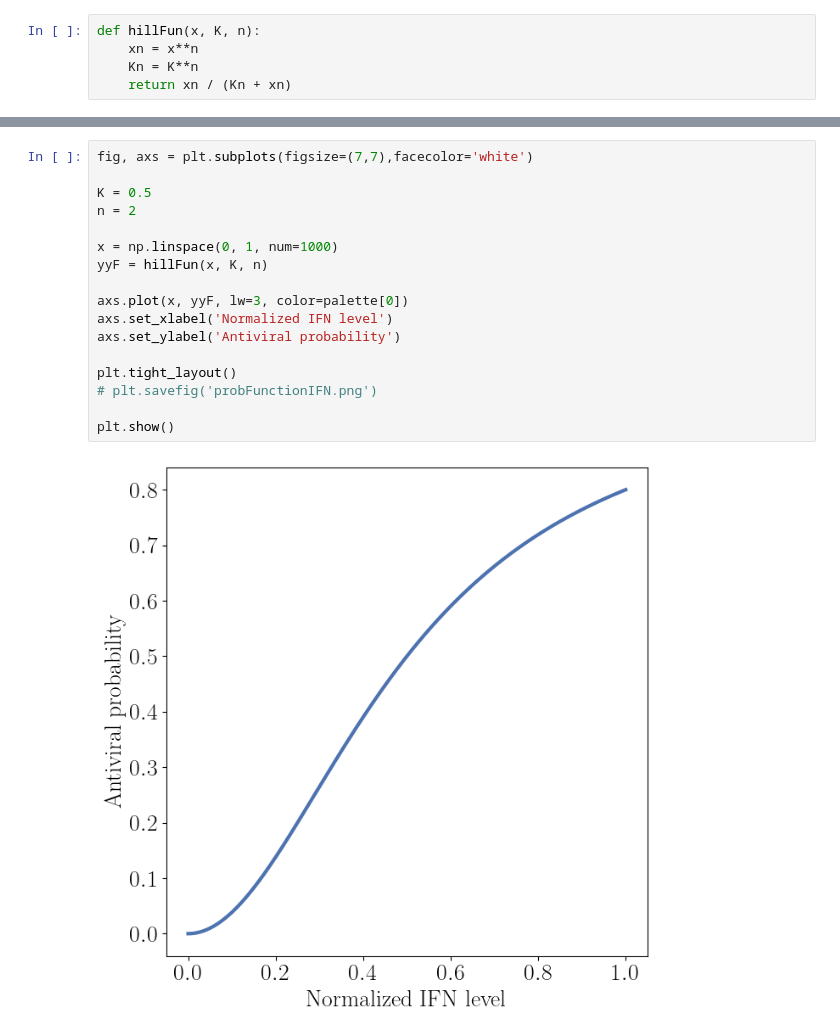
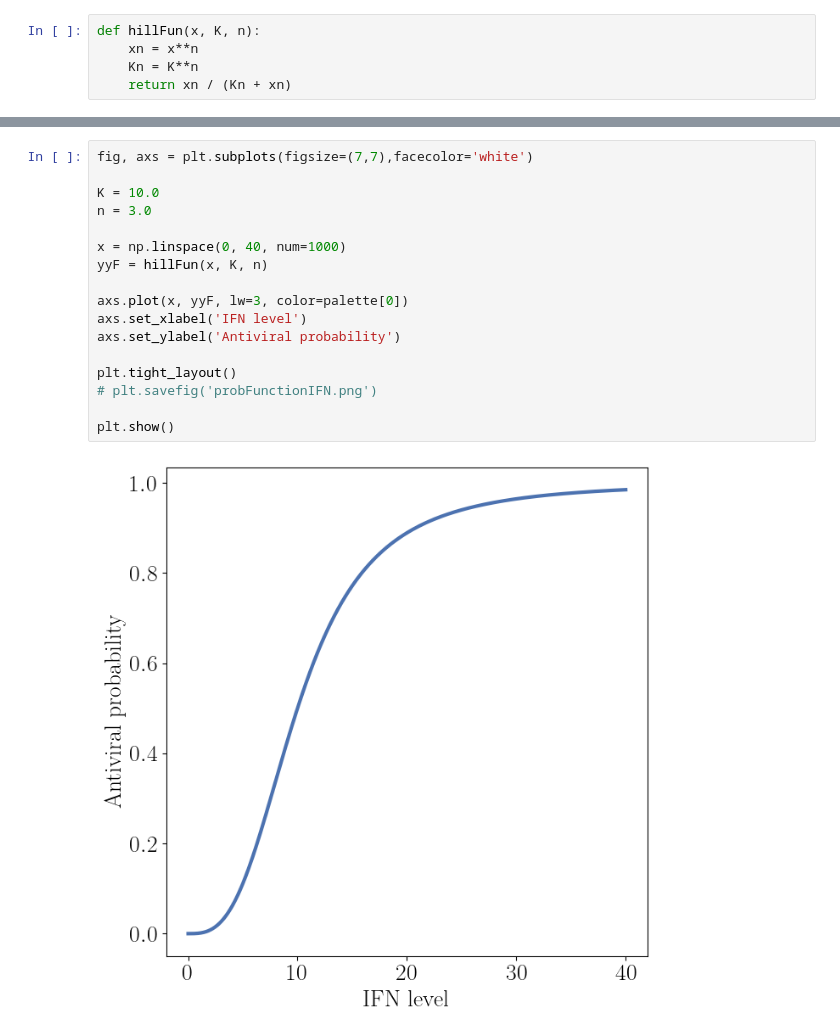
Before and after one commit to rblanco89/TissueFlu, a Jupyter notebook: utilities/tissuePlots.ipynb, the cells around one changed output, grey strips where cells are left out. Drawn from its saved outputs; the diff is of its cells as text.

```diff
--- a/utilities/tissuePlots.ipynb
+++ b/utilities/tissuePlots.ipynb
@@ -244,22 +244,22 @@ plt.show()
 # %%
 fig, axs = plt.subplots(figsize=(7,7),facecolor='white')
 
-K = 0.5
-n = 2
+K = 10.0
+n = 3.0
 
-x = np.linspace(0, 1, num=1000)
+x = np.linspace(0, 40, num=1000)
 yyF = hillFun(x, K, n)
 
 axs.plot(x, yyF, lw=3, color=palette[0])
-axs.set_xlabel('Normalized IFN level')
+axs.set_xlabel('IFN level')
 axs.set_ylabel('Antiviral probability')
 
 plt.tight_layout()
 # plt.savefig('probFunctionIFN.png')
 
 plt.show()
 # %% [output]
-[figure, old version]
+[figure, new version]
 # %%
 from mpl_toolkits.mplot3d import Axes3D
 
```
Also changed, not shown: parts of 2 cells of this notebook, 6 other files.
